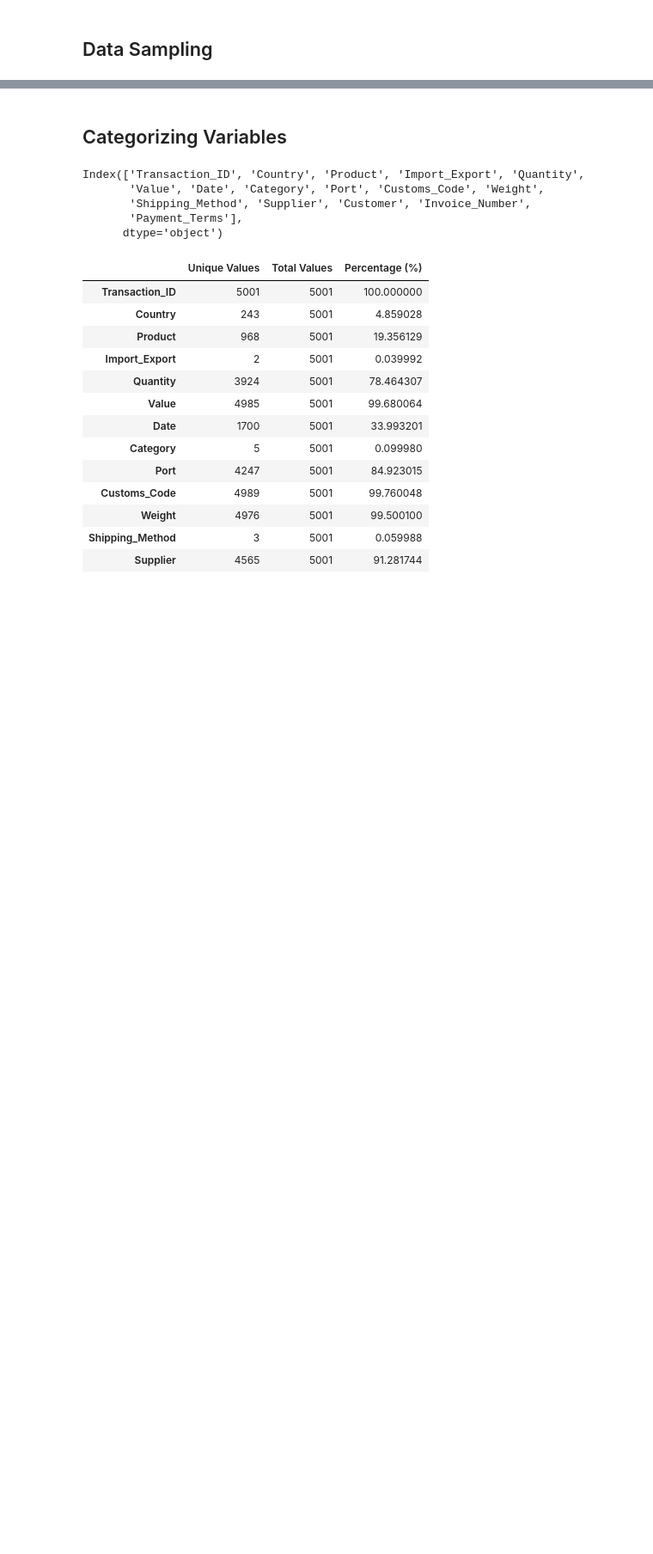
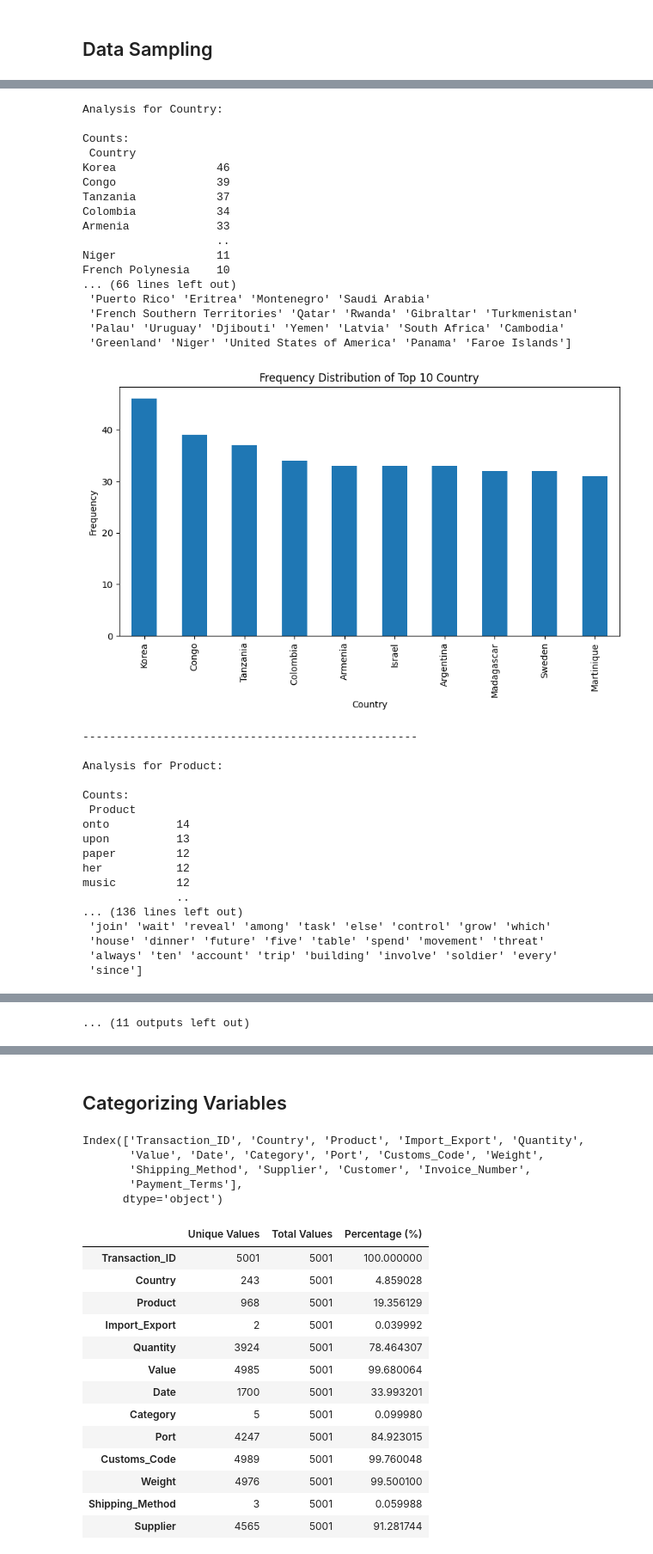
Before and after one commit to Abhijeet055002/Trimester-2-Project-1, a Jupyter notebook: Project_1_Term_2.ipynb, the cells around one changed output, grey strips where cells are left out. Shown at 86% size. Saved outputs shown, nothing was run; the diff lists cells and outputs as text; code cells hidden in the pictures; blank space fills up the shorter version.

```diff
--- a/Project_1_Term_2.ipynb
+++ b/Project_1_Term_2.ipynb
@@ -257,0 +448,78 @@ def AA02_check_unique_values(dataframe):
+# %%
+import pandas as pd
+import matplotlib.pyplot as plt
+
+# Assuming df_sampled is your DataFrame
+categorical_vars = ['Country', 'Product', 'Import_Export', 'Category', 'Port',
+                    'Customs_Code', 'Shipping_Method', 'Supplier', 'Customer',
+                    'Invoice_Number', 'Payment_Terms']
+
+# Descriptive Statistics for Categorical Data
+for var in categorical_vars:
+    print(f"Analysis for {var}:\n")
+
+    # Count & Frequency
+    counts = AA02_sample_data_0[var].value_counts()
+    print("Counts:\n", counts)
+
+    # Proportion
+    proportions = AA02_sample_data_0[var].value_counts(normalize=True)
+    print("Proportions:\n", proportions)
+
+    # Mode
+    mode_val = AA02_sample_data_0[var].mode()[0]
+    print(f"Mode: {mode_val}")
+
+    # Minimum and Maximum are not typically calculated for categorical data,
+    # but showing unique values can be useful.
+    unique_vals = AA02_sample_data_0[var].unique()
+    print(f"Unique Values: {unique_vals}")
+
+    # Plotting the frequency of top categories
+    plt.figure(figsize=(10, 5))
+    counts.iloc[:10].plot(kind='bar')  # Only top 10 categories for clarity
+    plt.title(f'Frequency Distribution of Top 10 {var}')
+    plt.ylabel('Frequency')
+    plt.xlabel(var)
+    plt.show()
+
+    print("\n" + "-"*50 + "\n")
+
+# Correlation between categorical variables can be assessed using a chi-square test
+# of independence if needed, or by looking at cross-tabulations.
+# %% [output]
+Analysis for Country:
+
+Counts:
+ Country
+Korea               46
+Congo               39
+Tanzania            37
+Colombia            34
+Armenia             33
+                    ..
+Niger               11
+French Polynesia    10
+... (66 lines left out)
+ 'Puerto Rico' 'Eritrea' 'Montenegro' 'Saudi Arabia'
+ 'French Southern Territories' 'Qatar' 'Rwanda' 'Gibraltar' 'Turkmenistan'
+ 'Palau' 'Uruguay' 'Djibouti' 'Yemen' 'Latvia' 'South Africa' 'Cambodia'
+ 'Greenland' 'Niger' 'United States of America' 'Panama' 'Faroe Islands']
+[figure, added]
+--------------------------------------------------
+
+Analysis for Product:
+
+Counts:
+ Product
+onto          14
+upon          13
+paper         12
+her           12
+music         12
+              ..
+... (136 lines left out)
+ 'join' 'wait' 'reveal' 'among' 'task' 'else' 'control' 'grow' 'which'
+ 'house' 'dinner' 'future' 'five' 'table' 'spend' 'movement' 'threat'
+ 'always' 'ten' 'account' 'trip' 'building' 'involve' 'soldier' 'every'
+ 'since']
@@ -257,0 +598 @@ def AA02_check_unique_values(dataframe):
+... (11 outputs left out)
```
Also changed, not shown: parts of 17 cells of this notebook.
